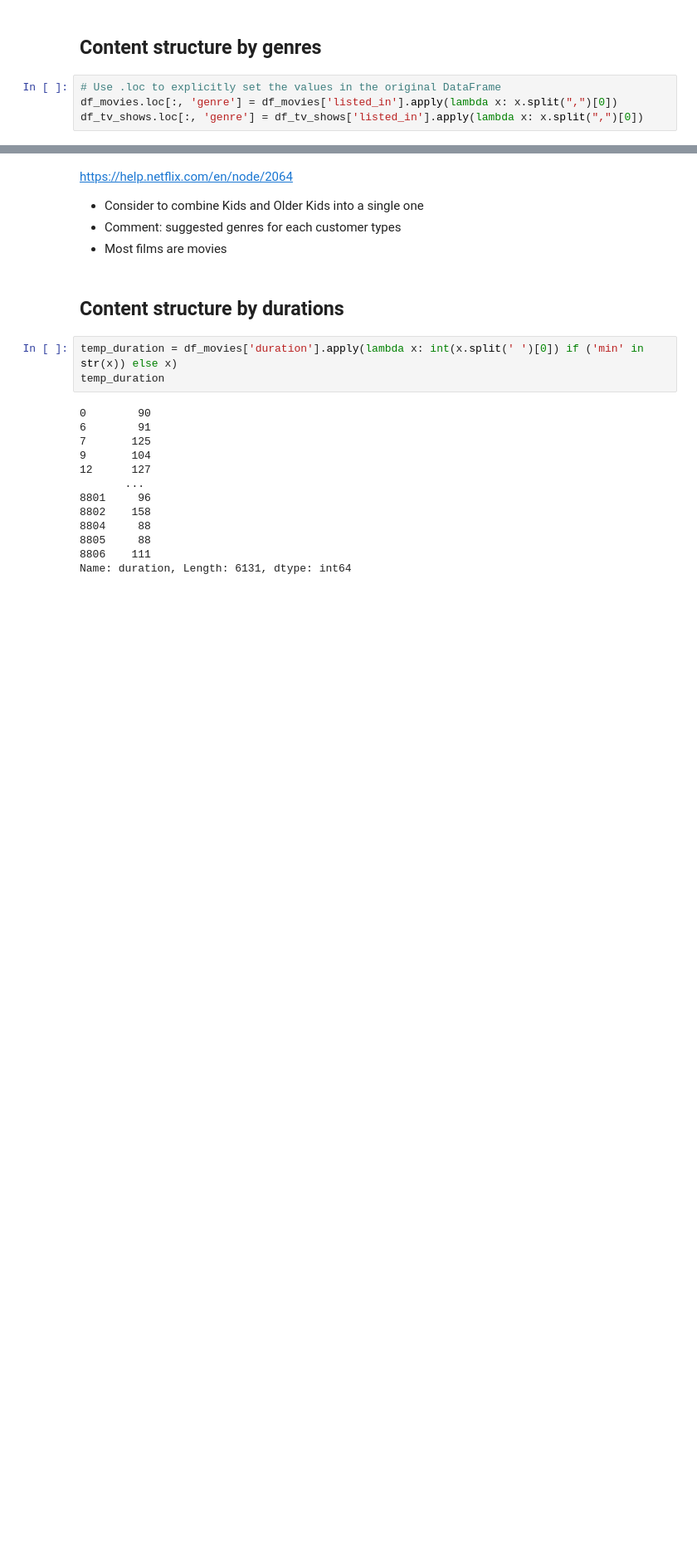
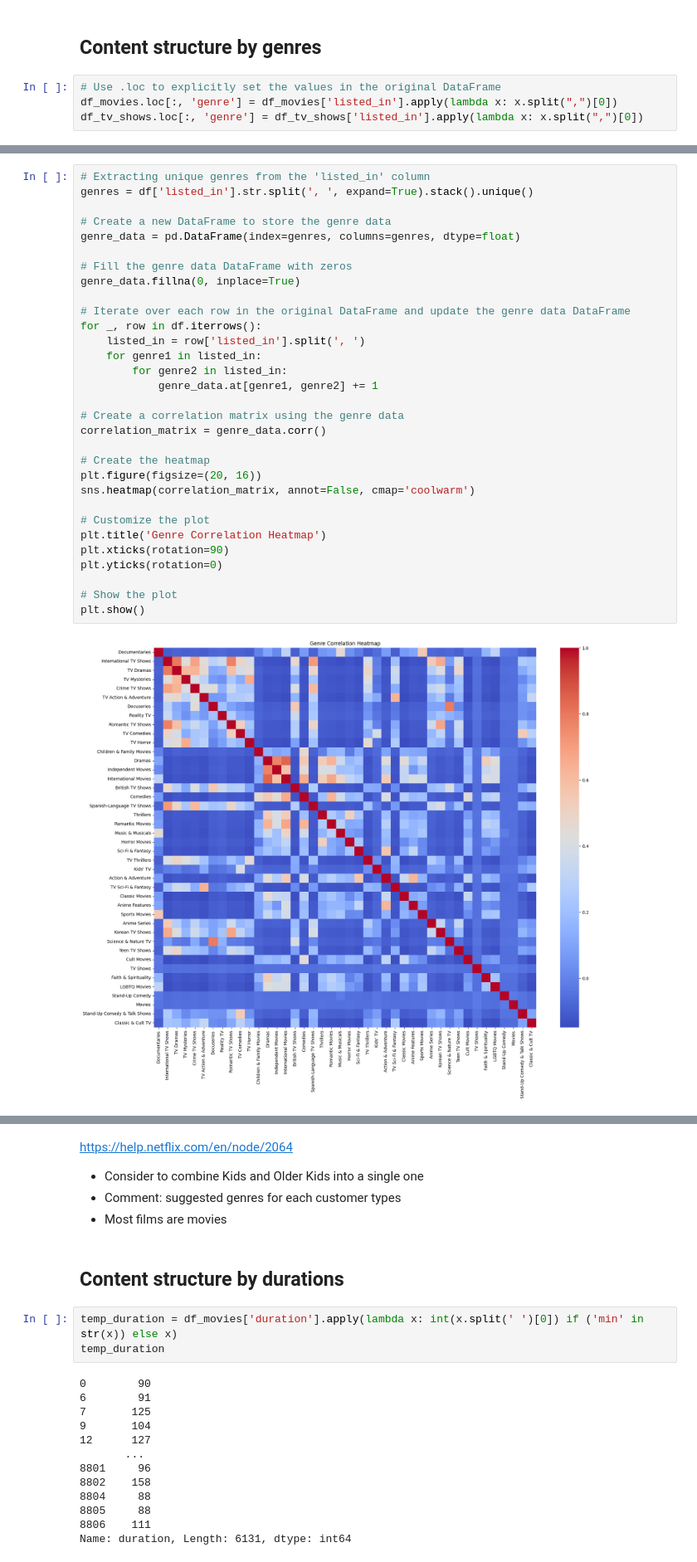
Before and after one commit to nguyen-tr-thuc/Netflix-Movies-and-TV-Shows, a Jupyter notebook: netflix_project.ipynb, the cells around one changed output, grey strips where cells are left out. Shown at 83% size. Saved outputs shown, nothing was run; the diff lists cells and outputs as text; blank space fills up the shorter version.

```diff
--- a/netflix_project.ipynb
+++ b/netflix_project.ipynb
@@ -369 +396,34 @@ plt.show()
 [figure]
+# %%
+# Extracting unique genres from the 'listed_in' column
+genres = df['listed_in'].str.split(', ', expand=True).stack().unique()
+
+# Create a new DataFrame to store the genre data
+genre_data = pd.DataFrame(index=genres, columns=genres, dtype=float)
+
+# Fill the genre data DataFrame with zeros
+genre_data.fillna(0, inplace=True)
+
+# Iterate over each row in the original DataFrame and update the genre data DataFrame
+for _, row in df.iterrows():
+    listed_in = row['listed_in'].split(', ')
+    for genre1 in listed_in:
+        for genre2 in listed_in:
+            genre_data.at[genre1, genre2] += 1
+
+# Create a correlation matrix using the genre data
+correlation_matrix = genre_data.corr()
+
+# Create the heatmap
+plt.figure(figsize=(20, 16))
+sns.heatmap(correlation_matrix, annot=False, cmap='coolwarm')
+
+# Customize the plot
+plt.title('Genre Correlation Heatmap')
+plt.xticks(rotation=90)
+plt.yticks(rotation=0)
+
+# Show the plot
+plt.show()
+# %% [output]
+[figure, added]
```
Also changed, not shown: parts of 50 cells of this notebook.
